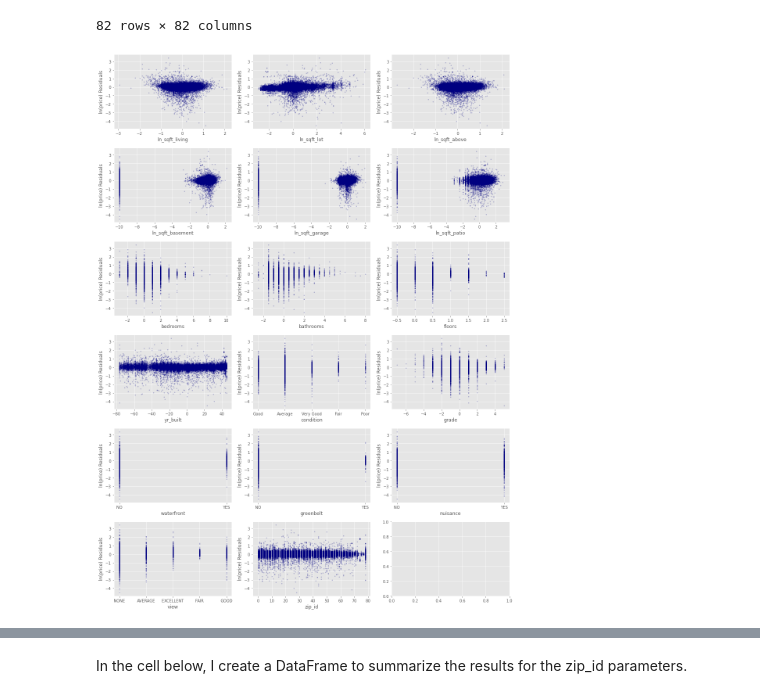
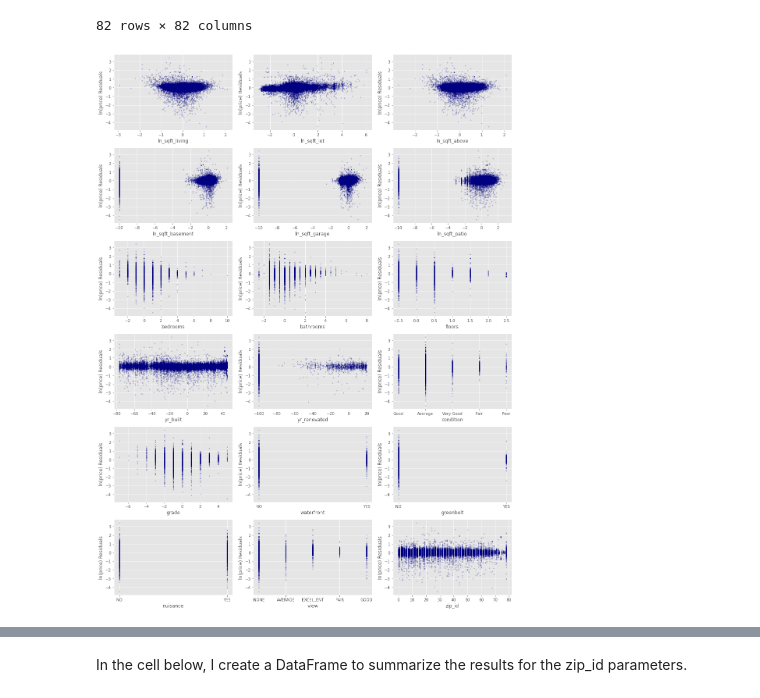
Before and after one commit to daviderics/KC-House-Sales-Phase-2-Project, a Jupyter notebook: student.ipynb, the cells around one changed output, grey strips where cells are left out. Cells and saved outputs as stored; diff of their text form; code cells hidden in the pictures.

```diff
--- a/student.ipynb
+++ b/student.ipynb
@@ -482,7 +486,7 @@ for feat in make_category:
     df_adj['has_'+feat] = df['sqft_'+feat].apply(lambda x: 0 if x == 0 else 1)
 
 for feat in to_ln:
-    # If 0, set log10(feature) to -10
+    # If 0, set ln(feature) to -10
     df_adj['ln_'+feat] = df[feat].apply(lambda x: -10 if x == 0 else np.log(x))
     feat_median = np.median(df_adj[df_adj['ln_'+feat] != -10]['ln_'+feat])
     print(f"Median of ln_{feat} is {feat_median}")
@@ -493,6 +497,12 @@ for feat in to_shift:
     df_adj[feat] = df[feat] - np.median(df[feat])
     print(f"Median of {feat} is {np.median(df[feat])}")
 
+#yr_renovated needs to be shifted, but with zeros ignored
+df_adj['has_yr_renovated'] = df['yr_renovated'].apply(lambda x: 0 if x == 0 else 1)
+feat_median = np.median(df[df['yr_renovated'] != 0]['yr_renovated'])
+df_adj['yr_renovated'] = df['yr_renovated'].apply(lambda x: -100 if x == 0 else x - feat_median)
+print(f"Median of yr_renovated is {np.median(df[df['yr_renovated'] != 0]['yr_renovated'])}")
+
 df_adj
 # %% [output]
 Median of ln_price is 13.664687668229691
@@ -633,7 +644,8 @@ features = [['ln_sqft_living','numerical',1], \
             ['greenbelt','YN',0], \
             ['nuisance','YN',0], \
             ['view','categorical',0], \
-            ['zip_id','categorical',1]]
+            ['zip_id','categorical',1], \
+            ['yr_renovated','num-cat2',1]]
 
 y = df_adj['ln_price']
 
@@ -647,6 +659,10 @@ for feat in features:
             in_fit['has_'+feat[0]] = df_adj[feat[0]].apply(lambda x: 0 if x == -10 else 1)
             in_fit[feat[0]] = df_adj[feat[0]] * in_fit['has_'+feat[0]]
 
+        if feat[1] == 'num-cat2':
+            in_fit['has_'+feat[0]] = df_adj[feat[0]].apply(lambda x: 0 if x == -100 else 1)
+            in_fit[feat[0]] = df_adj[feat[0]] * in_fit['has_'+feat[0]]
+
         if feat[1] == 'categorical':
             in_fit[feat[0]] = df_adj[feat[0]]
             in_fit = pd.get_dummies(in_fit, columns=[feat[0]], drop_first=True)
@@ -724,17 +740,17 @@ corr_params
 # %%
 # Plot residuals against each numeric feature
 fig, ax = plt.subplots(ncols = 3, nrows = 6, figsize = (15,20))
 
 features = ['ln_sqft_living','ln_sqft_lot','ln_sqft_above','ln_sqft_basement','ln_sqft_garage','ln_sqft_patio',\
-            'bedrooms','bathrooms','floors','yr_built','condition','grade','waterfront','greenbelt','nuisance','view',\
-            'zip_id']
+            'bedrooms','bathrooms','floors','yr_built','yr_renovated','condition','grade','waterfront','greenbelt',\
+            'nuisance','view','zip_id']
 
 for n, feat in enumerate(features):
     i = n // 3
     j = n % 3
     ax[i,j].scatter(df_adj[feat], results.resid, s=3, color = (0.0,0.0,0.5,0.3))
     ax[i,j].set_ylabel('ln(price) Residuals')
     ax[i,j].set_xlabel(feat)
 fig.tight_layout()
 # %% [output]
-[figure, old version]
+[figure, new version]
```
Also changed, not shown: parts of 21 cells of this notebook.
